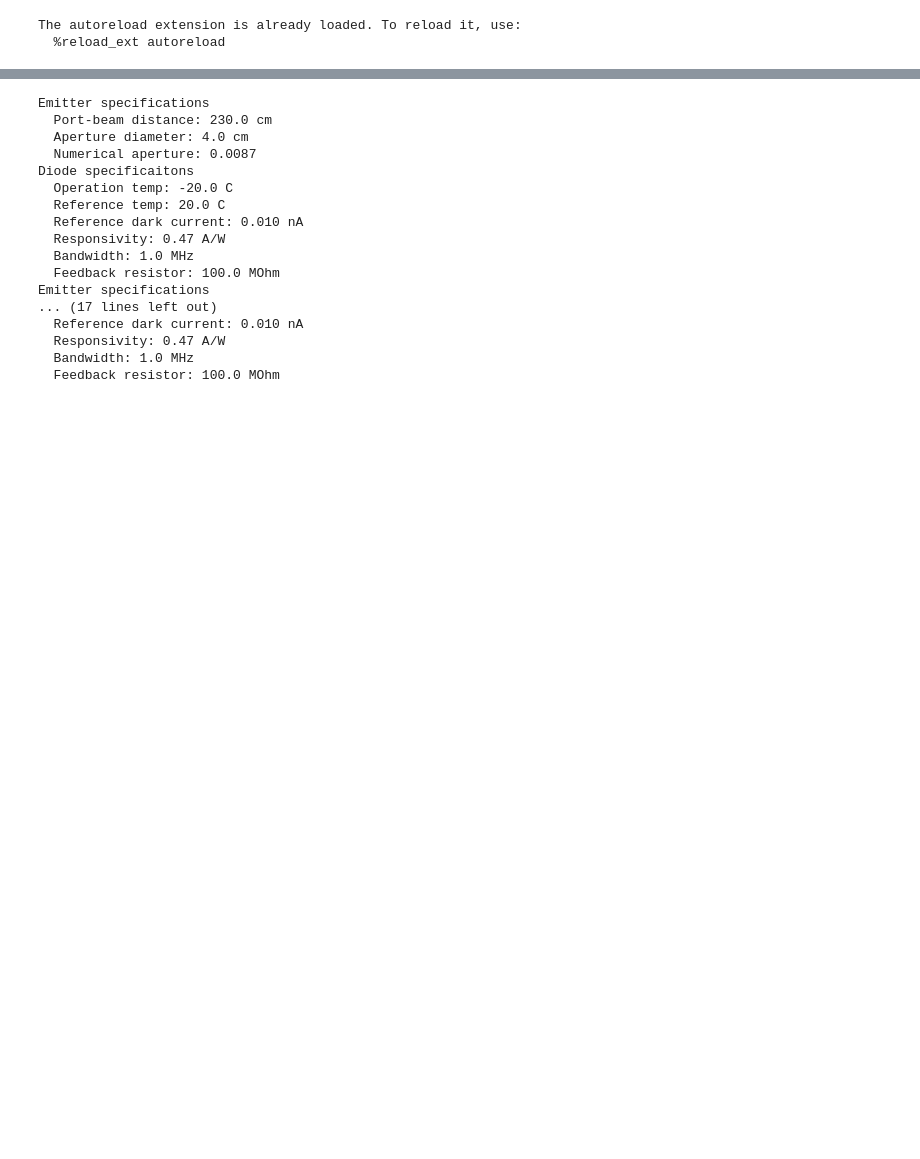
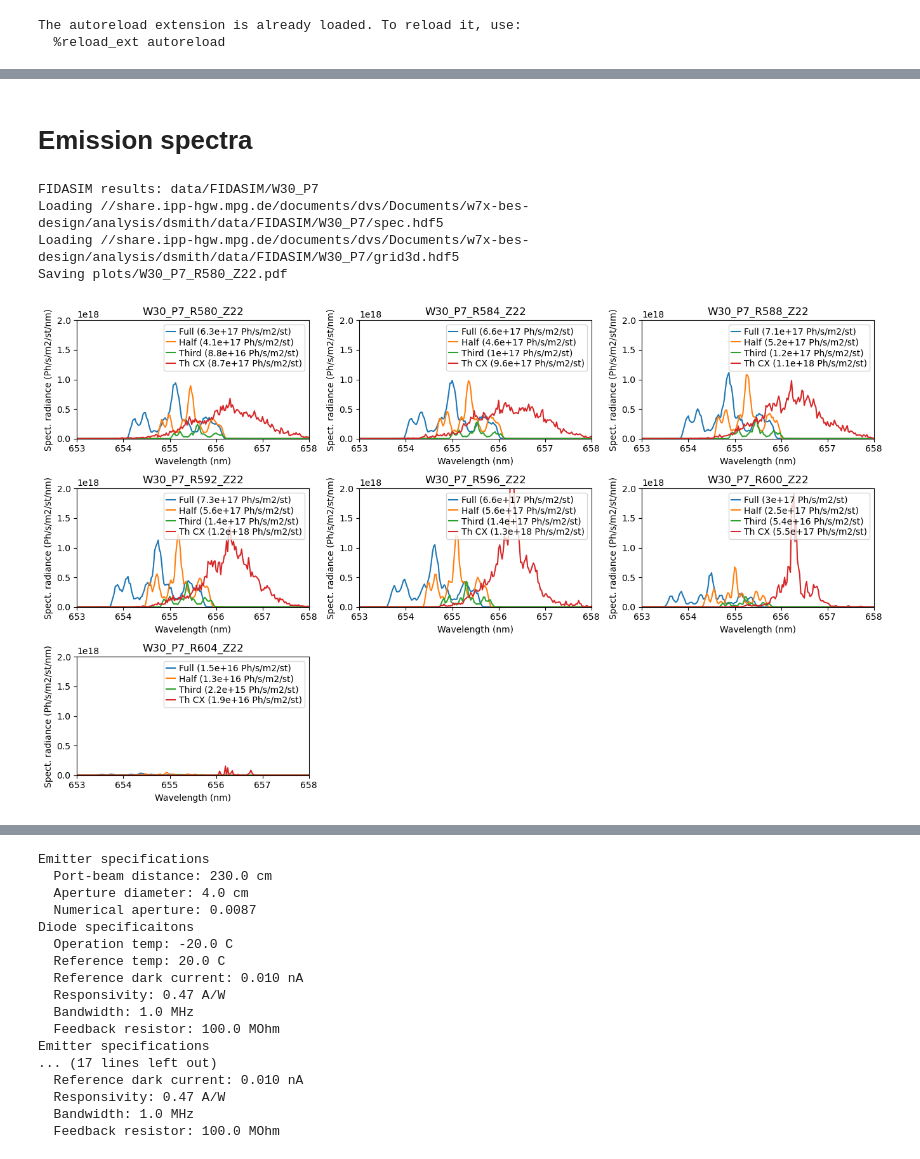
Before and after one commit to drsmith48/w7x-bes-design, a Jupyter notebook: analysis/dsmith/coverage.ipynb, the cells around one changed output, grey strips where cells are left out. Saved outputs shown, nothing was run; the diff lists cells and outputs as text; code cells hidden in the pictures; blank space fills up the shorter version.

```diff
--- a/analysis/dsmith/coverage.ipynb
+++ b/analysis/dsmith/coverage.ipynb
@@ -44,0 +95,13 @@ Excited state lifetime travel (vacuum) = 3.35 cm
+# %% [markdown]
+# Emission spectra
+# %%
+from w7x_bes_tools.fida import Fida
+f = Fida(simdir='W30_P7')
+ilos = f.los_filter(tag='Z22')
+f.plot_spectra(ilos=ilos[::2], save=True)
+# %% [output]
+FIDASIM results: data/FIDASIM/W30_P7
+Loading //share.ipp-hgw.mpg.de/documents/dvs/Documents/w7x-bes-design/analysis/dsmith/data/FIDASIM/W30_P7/spec.hdf5
+Loading //share.ipp-hgw.mpg.de/documents/dvs/Documents/w7x-bes-design/analysis/dsmith/data/FIDASIM/W30_P7/grid3d.hdf5
+Saving plots/W30_P7_R580_Z22.pdf
+[figure, added]
```
Also changed, not shown: parts of 11 cells of this notebook, 3 other files.
